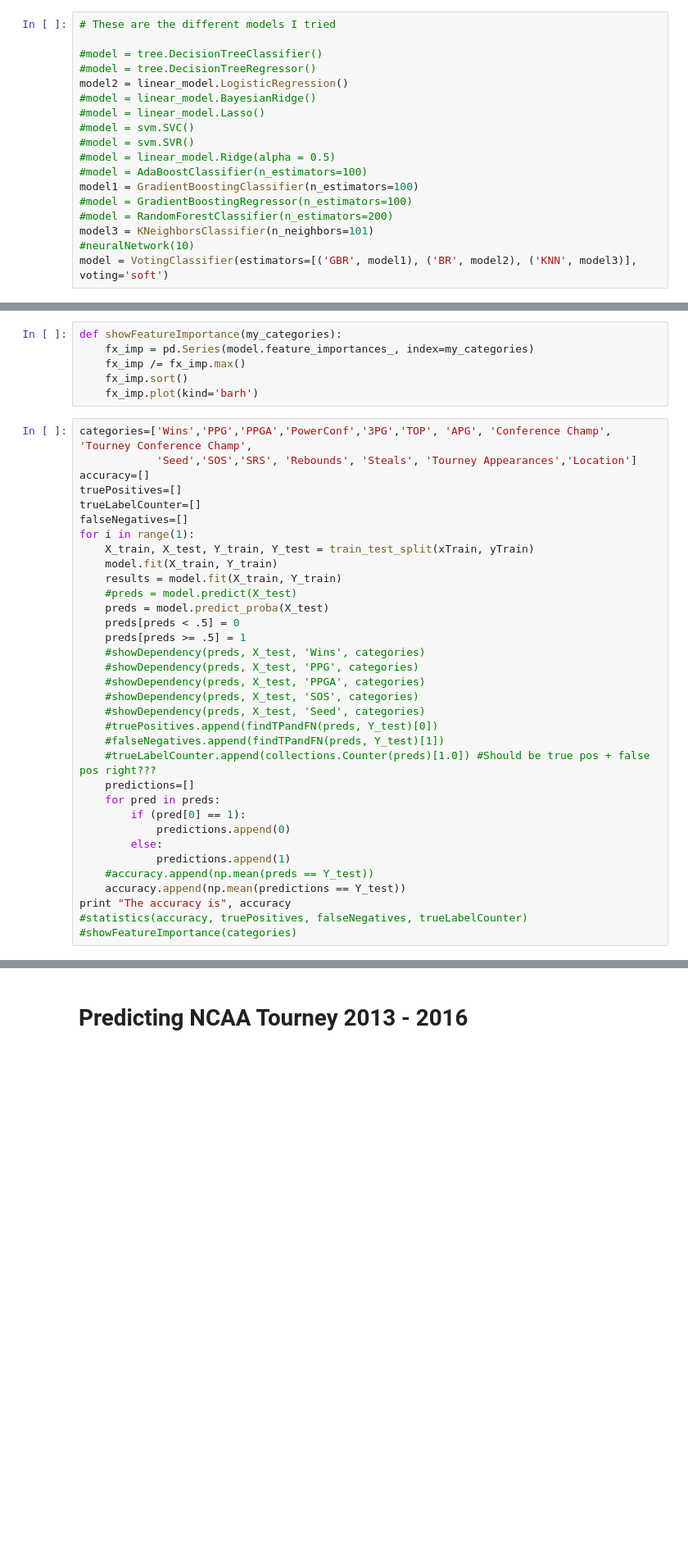
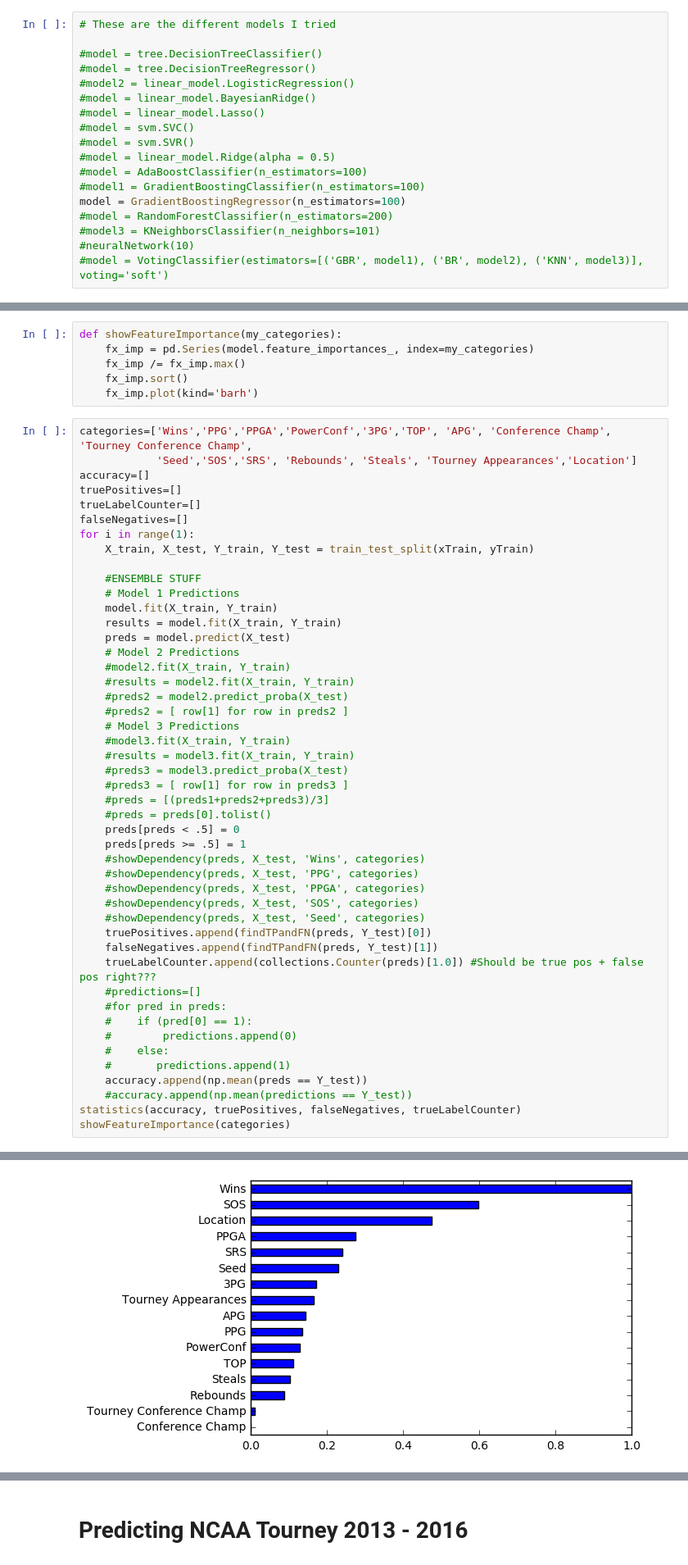
Before and after one commit to adeshpande3/March-Madness-2017, a Jupyter notebook: March Madness 2017.ipynb, the cells around one changed output, grey strips where cells are left out. Shown: that part at 82% size. Drawn from its saved outputs; the diff is of its cells as text; blank space fills up the shorter version.

Commit message:
new projection stuff

```diff
--- a/March Madness 2017.ipynb
+++ b/March Madness 2017.ipynb
@@ -497,19 +531,19 @@ xTrain, yTrain = createTrainingSet(years)
 
 #model = tree.DecisionTreeClassifier()
 #model = tree.DecisionTreeRegressor()
-model2 = linear_model.LogisticRegression()
+#model2 = linear_model.LogisticRegression()
 #model = linear_model.BayesianRidge()
 #model = linear_model.Lasso()
 #model = svm.SVC()
 #model = svm.SVR()
 #model = linear_model.Ridge(alpha = 0.5)
 #model = AdaBoostClassifier(n_estimators=100)
-model1 = GradientBoostingClassifier(n_estimators=100)
-#model = GradientBoostingRegressor(n_estimators=100)
+#model1 = GradientBoostingClassifier(n_estimators=100)
+model = GradientBoostingRegressor(n_estimators=100)
 #model = RandomForestClassifier(n_estimators=200)
-model3 = KNeighborsClassifier(n_neighbors=101)
+#model3 = KNeighborsClassifier(n_neighbors=101)
 #neuralNetwork(10)
-model = VotingClassifier(estimators=[('GBR', model1), ('BR', model2), ('KNN', model3)], voting='soft')
+#model = VotingClassifier(estimators=[('GBR', model1), ('BR', model2), ('KNN', model3)], voting='soft')
 # %%
 def findTPandFN(vec1, vec2):
     TPcount = 0
@@ -550,10 +584,24 @@ trueLabelCounter=[]
 falseNegatives=[]
 for i in range(1):
     X_train, X_test, Y_train, Y_test = train_test_split(xTrain, yTrain)
+
+    #ENSEMBLE STUFF
+    # Model 1 Predictions
     model.fit(X_train, Y_train)
     results = model.fit(X_train, Y_train)
-    #preds = model.predict(X_test)
-    preds = model.predict_proba(X_test)
+    preds = model.predict(X_test)
+    # Model 2 Predictions
+    #model2.fit(X_train, Y_train)
+    #results = model2.fit(X_train, Y_train)
+    #preds2 = model2.predict_proba(X_test)
+    #preds2 = [ row[1] for row in preds2 ]
+    # Model 3 Predictions
+    #model3.fit(X_train, Y_train)
+    #results = model3.fit(X_train, Y_train)
+    #preds3 = model3.predict_proba(X_test)
+    #preds3 = [ row[1] for row in preds3 ]
+    #preds = [(preds1+preds2+preds3)/3]
+    #preds = preds[0].tolist()
     preds[preds < .5] = 0
     preds[preds >= .5] = 1
     #showDependency(preds, X_test, 'Wins', categories)
@@ -561,18 +609,17 @@ for i in range(1):
     #showDependency(preds, X_test, 'PPGA', categories)
     #showDependency(preds, X_test, 'SOS', categories)
     #showDependency(preds, X_test, 'Seed', categories)
-    #truePositives.append(findTPandFN(preds, Y_test)[0])
-    #falseNegatives.append(findTPandFN(preds, Y_test)[1])
-    #trueLabelCounter.append(collections.Counter(preds)[1.0]) #Should be true pos + false pos right???
-    predictions=[]
-    for pred in preds:
-        if (pred[0] == 1):
-            predictions.append(0)
-        else:
-            predictions.append(1)
-    #accuracy.append(np.mean(preds == Y_test))
-    accuracy.append(np.mean(predictions == Y_test))
-print "The accuracy is", accuracy
-#statistics(accuracy, truePositives, falseNegatives, trueLabelCounter)
-#showFeatureImportance(categories)
+    truePositives.append(findTPandFN(preds, Y_test)[0])
+    falseNegatives.append(findTPandFN(preds, Y_test)[1])
+    trueLabelCounter.append(collections.Counter(preds)[1.0]) #Should be true pos + false pos right???
+    #predictions=[]
+    #for pred in preds:
+    #    if (pred[0] == 1):
+    #        predictions.append(0)
+    #    else:
+    #       predictions.append(1)
+    accuracy.append(np.mean(preds == Y_test))
+    #accuracy.append(np.mean(predictions == Y_test))
+statistics(accuracy, truePositives, falseNegatives, trueLabelCounter)
+showFeatureImportance(categories)
 # %% [output]
@@ -580,3 +630,4 @@ The accuracy is [0.75813609467455623]
+[figure, added]
 # %%
 def predictGame(team_1_vector, team_2_vector, home):
     diff = [a - b for a, b in zip(team_1_vector, team_2_vector)]
```
Also changed, not shown: parts of 11 cells of this notebook, 29 other files.
